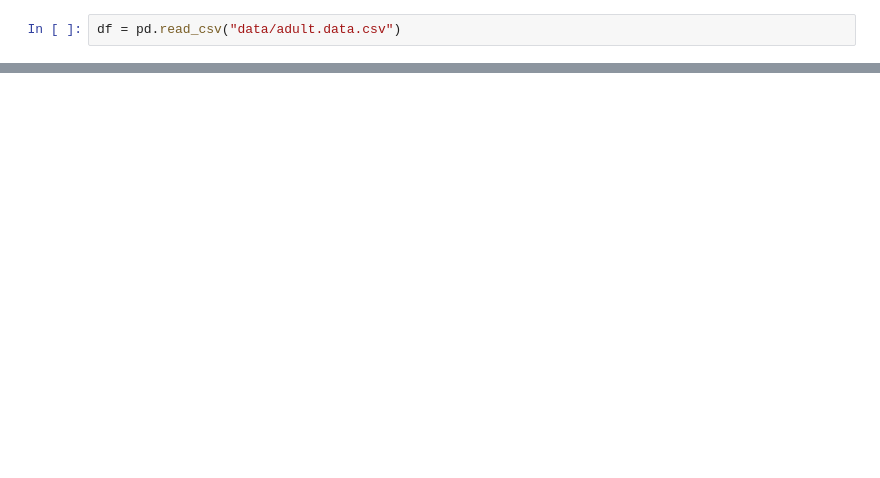
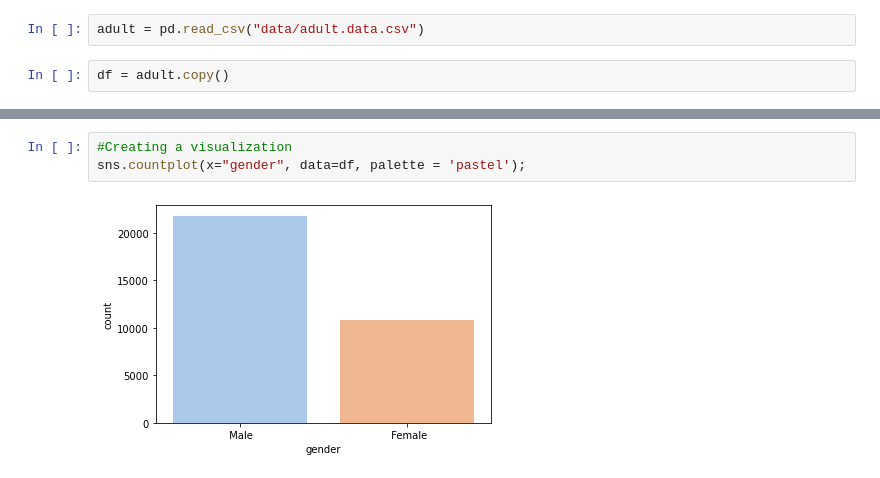
Before and after one commit to jpronier/Mim1, a Jupyter notebook: Employees.ipynb, the cells around one changed output, grey strips where cells are left out. Drawn from its saved outputs; the diff is of its cells as text; blank space fills up the shorter version.

Commit message:
First statistical information about adult data

```diff
--- a/Employees.ipynb
+++ b/Employees.ipynb
@@ -3,5 +4,7 @@ import pandas as pd
 # %%
-df = pd.read_csv("data/adult.data.csv")
+adult = pd.read_csv("data/adult.data.csv")
+# %%
+df = adult.copy()
 # %%
 df.head()
 # %% [output]
@@ -35,0 +98,5 @@ Name: sal range, dtype: int64
+# %%
+#Creating a visualization
+sns.countplot(x="gender", data=df, palette = 'pastel');
+# %% [output]
+[figure, added]
```
Also changed, not shown: parts of 8 cells of this notebook.
